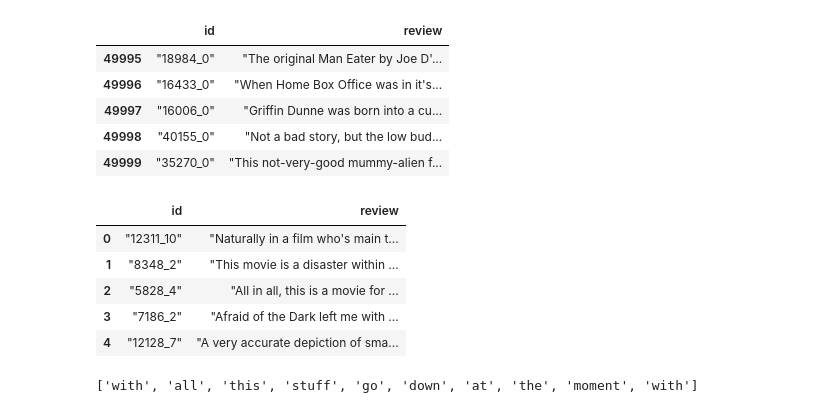
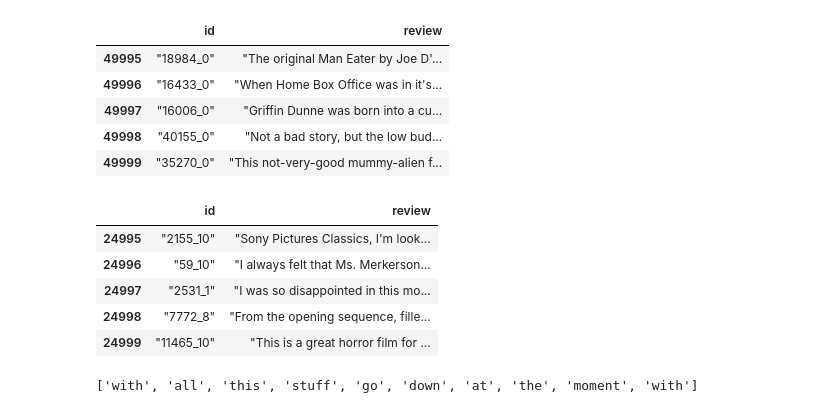
Before and after one commit to Junhojuno/NLP-Tutorial, a Jupyter notebook: part2/Word2vec_modeling.ipynb, the cells around one changed output. Saved outputs shown, nothing was run; the diff lists cells and outputs as text; code cells hidden in the pictures.

```diff
--- a/part2/Word2vec_modeling.ipynb
+++ b/part2/Word2vec_modeling.ipynb
@@ -20,15 +20,15 @@ unlabeled_train.tail()
 | 49998 | "40155_0" | "Not a bad story, but the low bud... |
 | 49999 | "35270_0" | "This not-very-good mummy-alien f... |
 # %%
-test = pd.read_csv("../testData.tsv", delimiter='\t', quoting=3)
-test.head()
+test = pd.read_csv("../../testData.tsv", delimiter='\t', quoting=3)
+test.tail()
 # %% [output]
 |  | id | review |
-| 0 | "12311_10" | "Naturally in a film who's main t... |
-| 1 | "8348_2" | "This movie is a disaster within ... |
-| 2 | "5828_4" | "All in all, this is a movie for ... |
-| 3 | "7186_2" | "Afraid of the Dark left me with ... |
-| 4 | "12128_7" | "A very accurate depiction of sma... |
+| 24995 | "2155_10" | "Sony Pictures Classics, I'm look... |
+| 24996 | "59_10" | "I always felt that Ms. Merkerson... |
+| 24997 | "2531_1" | "I was so disappointed in this mo... |
+| 24998 | "7772_8" | "From the opening sequence, fille... |
+| 24999 | "11465_10" | "This is a great horror film for ... |
 # %%
 from KaggleWord2VecUtility import KaggleWord2VecUtility
 # %%
```
Also changed, not shown: parts of 28 cells of this notebook.
